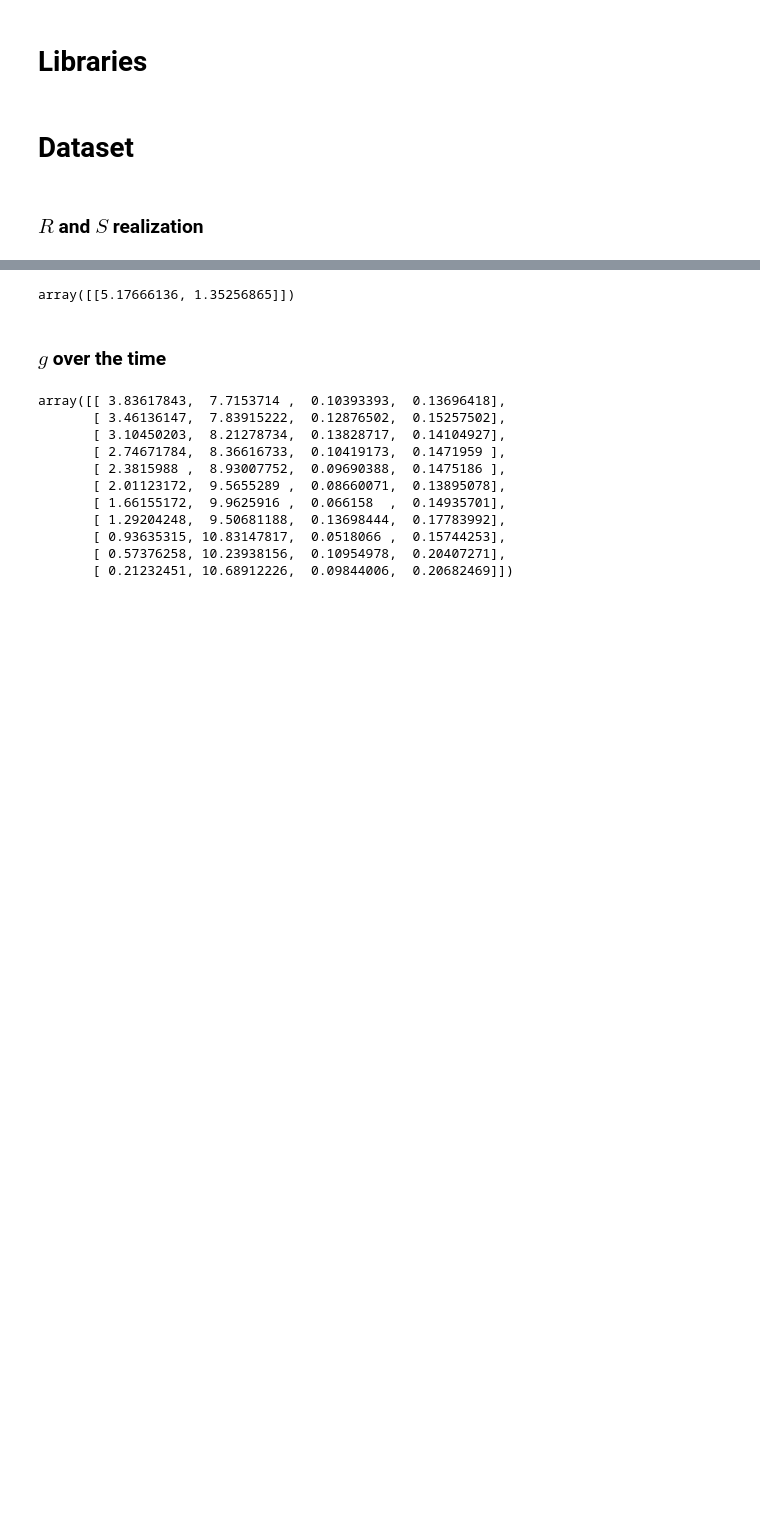
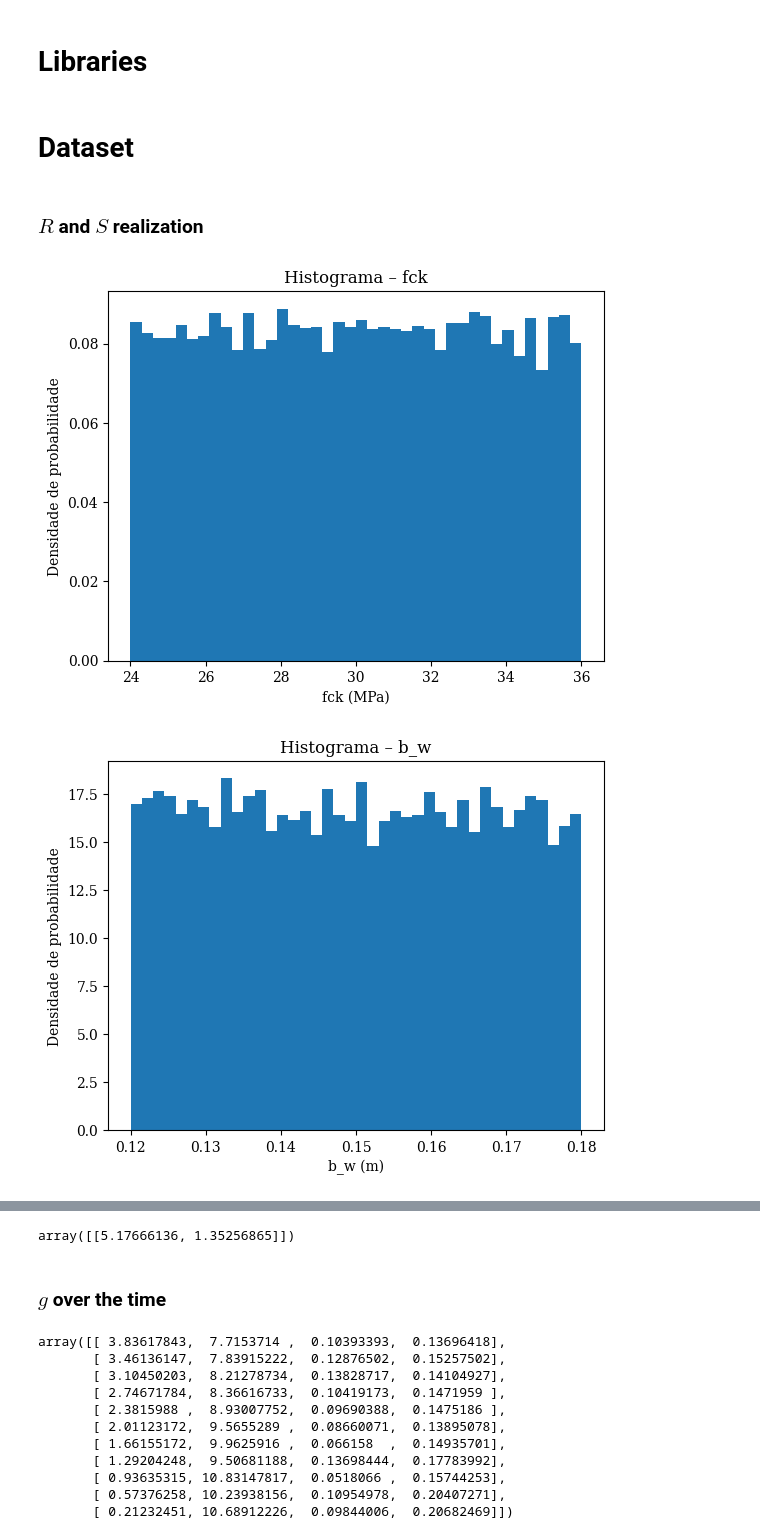
Before and after one commit to Pesquisa-UFCAT/2024-1_victor_hugo_renata_maria, a Jupyter notebook: toy_problem/01_glam_real_data/01_analysis_g_function_all_train_time.ipynb, the cells around one changed output, grey strips where cells are left out. Cells and saved outputs as stored; diff of their text form; code cells hidden in the pictures; blank space fills up the shorter version.

Commit message:
histogramas

```diff
--- a/toy_problem/01_glam_real_data/01_analysis_g_function_all_train_time.ipynb
+++ b/toy_problem/01_glam_real_data/01_analysis_g_function_all_train_time.ipynb
@@ -29,0 +39,61 @@ g        =
+# %%
+# Parâmetros
+
+n_samples = 20000
+
+# Valores médios
+fck_mean     = 30.0    # MPa
+b_w_mean     = 0.15    # m
+h_mean       = 0.50    # m
+a_sperc_mean = 0.015  # -
+g_mean       = 25.0   # kN/m³
+
+
+# Amostragem
+
+fck_samples = np.random.uniform(0.8 * fck_mean,     1.2 * fck_mean,     n_samples)
+b_w_samples = np.random.uniform(0.8 * b_w_mean,     1.2 * b_w_mean,     n_samples)
+h_samples   = np.random.uniform(0.8 * h_mean,       1.2 * h_mean,       n_samples)
+a_s_samples = np.random.uniform(0.8 * a_sperc_mean, 1.2 * a_sperc_mean, n_samples)
+g_samples   = np.random.uniform(0.8 * g_mean,       1.2 * g_mean,       n_samples)
+
+
+# Histogramas
+
+plt.figure()
+plt.hist(fck_samples, bins=40, density=True)
+plt.xlabel("fck (MPa)")
+plt.ylabel("Densidade de probabilidade")
+plt.title("Histograma – fck")
+plt.show()
+
+plt.figure()
+plt.hist(b_w_samples, bins=40, density=True)
+plt.xlabel("b_w (m)")
+plt.ylabel("Densidade de probabilidade")
+plt.title("Histograma – b_w")
+plt.show()
+
+plt.figure()
+plt.hist(h_samples, bins=40, density=True)
+plt.xlabel("h (m)")
+plt.ylabel("Densidade de probabilidade")
+plt.title("Histograma – h")
+plt.show()
+
+plt.figure()
+plt.hist(a_s_samples, bins=40, density=True)
+plt.xlabel("a_sperc (-)")
+plt.ylabel("Densidade de probabilidade")
+plt.title("Histograma – a_sperc")
+plt.show()
+
+plt.figure()
+plt.hist(g_samples, bins=40, density=True)
+plt.xlabel("g (kN/m³)")
+plt.ylabel("Densidade de probabilidade")
+plt.title("Histograma – g")
+plt.show()
+# %% [output]
+[figure, added]
+[figure, added]
```
Also changed, not shown: parts of 3 cells of this notebook, 1 other file.
